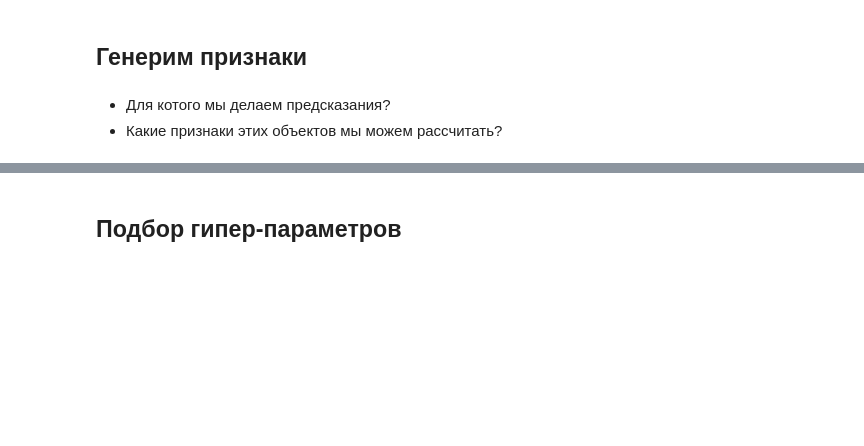
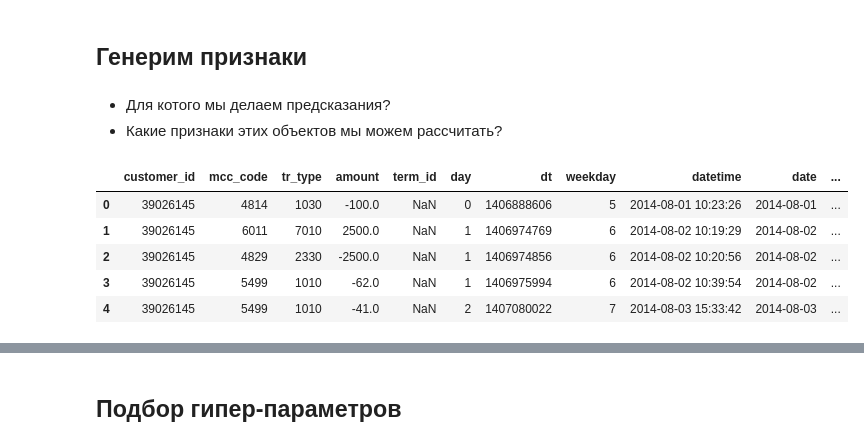
Before and after one commit to stroykova/spheremailru, a Jupyter notebook: 2018-02/lecture_05_linear/lecture-linear-pract-proc.ipynb, the cells around one changed output, grey strips where cells are left out. Drawn from its saved outputs; the diff is of its cells as text; code cells hidden in the pictures; blank space fills up the shorter version.

```diff
--- a/2018-02/lecture_05_linear/lecture-linear-pract-proc.ipynb
+++ b/2018-02/lecture_05_linear/lecture-linear-pract-proc.ipynb
@@ -551,0 +697,9 @@ def gen_features(df_gender, df_transactions):
+# %%
+df_transactions.head()
+# %% [output]
+|  | customer_id | mcc_code | tr_type | amount | term_id | day | dt | weekday | datetime | date | ... |
+| 0 | 39026145 | 4814 | 1030 | -100.0 | NaN | 0 | 1406888606 | 5 | 2014-08-01 10:23:26 | 2014-08-01 | ... |
+| 1 | 39026145 | 6011 | 7010 | 2500.0 | NaN | 1 | 1406974769 | 6 | 2014-08-02 10:19:29 | 2014-08-02 | ... |
+| 2 | 39026145 | 4829 | 2330 | -2500.0 | NaN | 1 | 1406974856 | 6 | 2014-08-02 10:20:56 | 2014-08-02 | ... |
+| 3 | 39026145 | 5499 | 1010 | -62.0 | NaN | 1 | 1406975994 | 6 | 2014-08-02 10:39:54 | 2014-08-02 | ... |
+| 4 | 39026145 | 5499 | 1010 | -41.0 | NaN | 2 | 1407080022 | 7 | 2014-08-03 15:33:42 | 2014-08-03 | ... |
```
Also changed, not shown: parts of 43 cells of this notebook.
